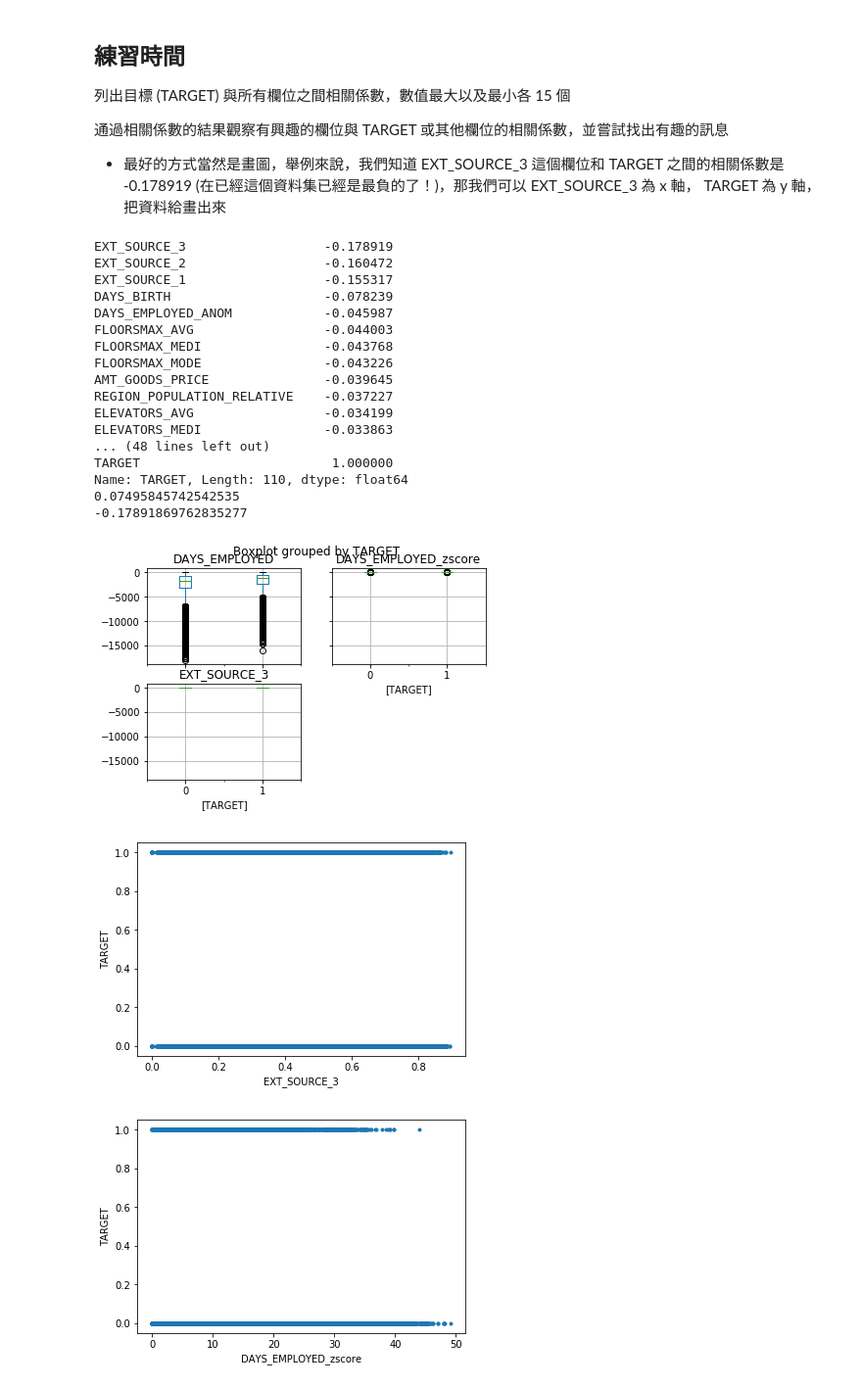
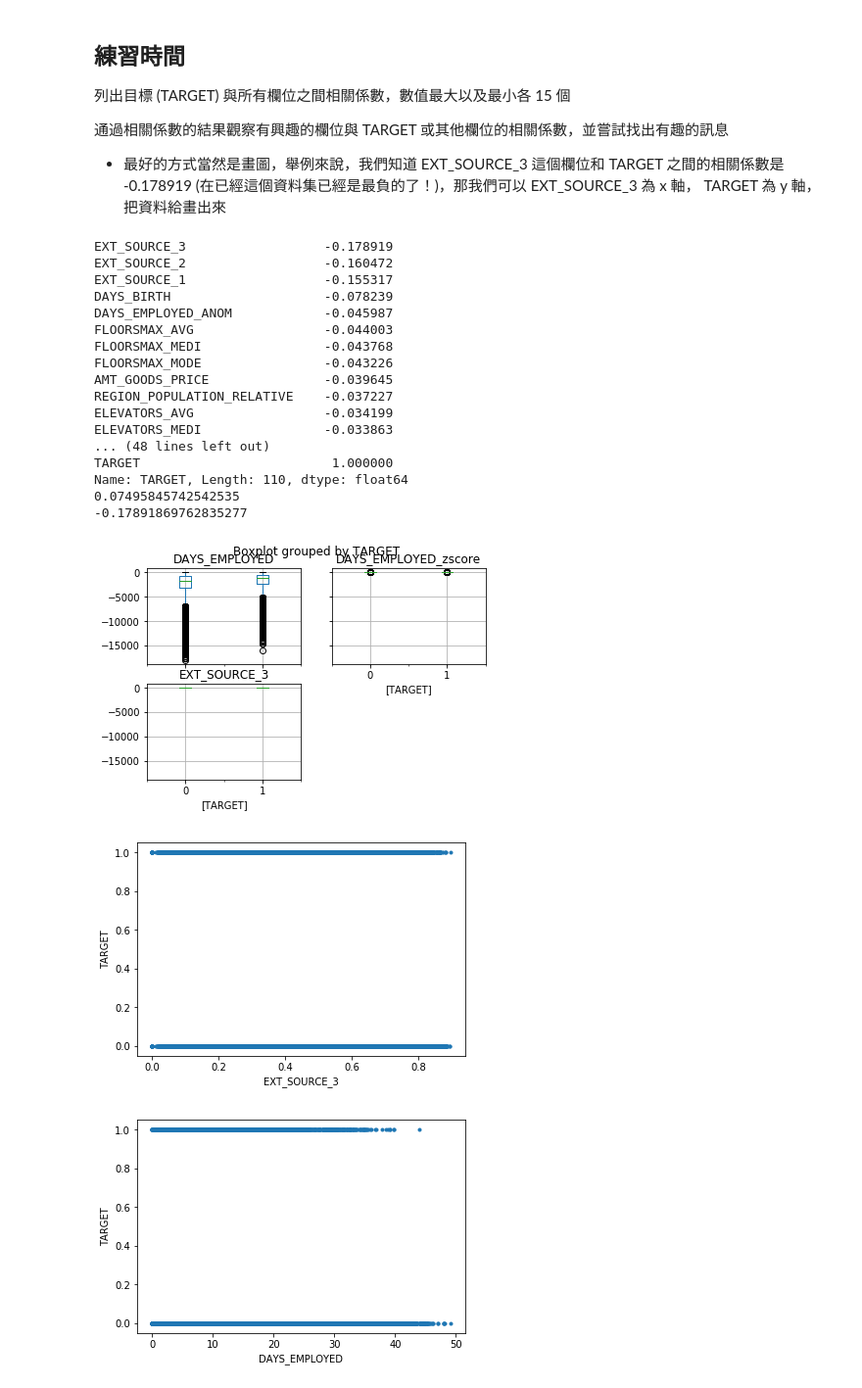
Before and after one commit to flyhead30042/ML100, a Jupyter notebook: homework/Day_010_HW.ipynb, the cells around one changed output. Shown: that part at 98% size. Drawn from its saved outputs; the diff is of its cells as text; code cells hidden in the pictures.

```diff
--- a/homework/Day_010_HW.ipynb
+++ b/homework/Day_010_HW.ipynb
@@ -114,32 +114,32 @@ plt.show()
 
 
 plt.plot(subdf[min_corr], subdf["TARGET"], ".")
 plt.ylabel("TARGET")
 plt.xlabel(min_corr)
 plt.show()
 
 plt.plot(subdf[max_corr].div(-365), subdf["TARGET"], ".")
 plt.ylabel("TARGET")
-plt.xlabel(max_corrre)
+plt.xlabel(max_corr)
 plt.show()
 # %% [output]
 EXT_SOURCE_3                  -0.178919
 EXT_SOURCE_2                  -0.160472
 EXT_SOURCE_1                  -0.155317
 DAYS_BIRTH                    -0.078239
 DAYS_EMPLOYED_ANOM            -0.045987
 FLOORSMAX_AVG                 -0.044003
 FLOORSMAX_MEDI                -0.043768
 FLOORSMAX_MODE                -0.043226
 AMT_GOODS_PRICE               -0.039645
 REGION_POPULATION_RELATIVE    -0.037227
 ELEVATORS_AVG                 -0.034199
 ELEVATORS_MEDI                -0.033863
 ... (48 lines left out)
 TARGET                         1.000000
 Name: TARGET, Length: 110, dtype: float64
 0.07495845742542535
 -0.17891869762835277
 [figure]
 [figure]
-[figure, old version]
+[figure, new version]
```
